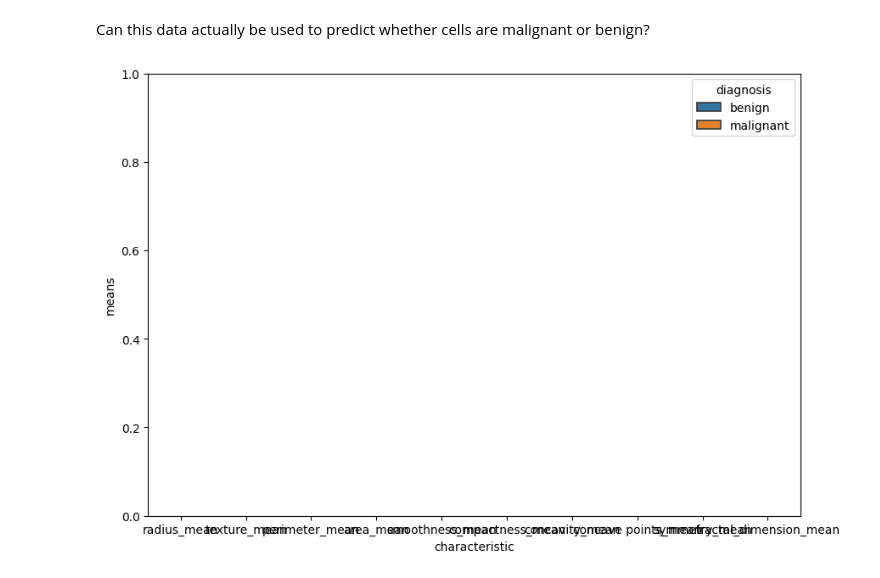
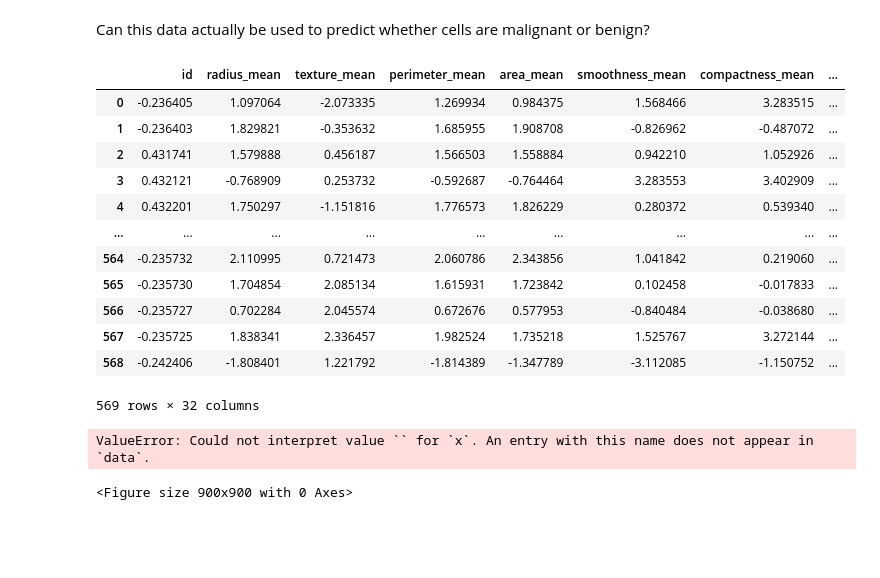
Before and after one commit to ThereseColeongco/classifier-breast-cancer, a Jupyter notebook: classifier.ipynb, the cells around one changed output. Cells and saved outputs as stored; diff of their text form; code cells hidden in the pictures; blank space fills up the shorter version.

Commit message:
fix: continuing fixing violin plot

```diff
--- a/classifier.ipynb
+++ b/classifier.ipynb
@@ -111,21 +124,44 @@ print(any_nil)  # only concavity_mean and concave points_mean columns have 0 as
 ## Exploratory Data Analysis
 # %% [markdown]
 Can this data actually be used to predict whether cells are malignant or benign?
+# %%
+# create dataframe for plotting only
+scaler_for_viz = StandardScaler()
+characteristics_only = df.drop(columns=['diagnosis'])
+
+df_viz_scaled = pd.DataFrame(scaler_for_viz.fit_transform(characteristics_only), columns=characteristics_only.columns)
+df_viz_scaled['diagnosis'] = df['diagnosis'].values
+
+df_viz_scaled
+# %% [output]
+|  | id | radius_mean | texture_mean | perimeter_mean | area_mean | smoothness_mean | compactness_mean | ... |
+| 0 | -0.236405 | 1.097064 | -2.073335 | 1.269934 | 0.984375 | 1.568466 | 3.283515 | ... |
+| 1 | -0.236403 | 1.829821 | -0.353632 | 1.685955 | 1.908708 | -0.826962 | -0.487072 | ... |
+| 2 | 0.431741 | 1.579888 | 0.456187 | 1.566503 | 1.558884 | 0.942210 | 1.052926 | ... |
+| 3 | 0.432121 | -0.768909 | 0.253732 | -0.592687 | -0.764464 | 3.283553 | 3.402909 | ... |
+| 4 | 0.432201 | 1.750297 | -1.151816 | 1.776573 | 1.826229 | 0.280372 | 0.539340 | ... |
+| ... | ... | ... | ... | ... | ... | ... | ... | ... |
+| 564 | -0.235732 | 2.110995 | 0.721473 | 2.060786 | 2.343856 | 1.041842 | 0.219060 | ... |
+| 565 | -0.235730 | 1.704854 | 2.085134 | 1.615931 | 1.723842 | 0.102458 | -0.017833 | ... |
+| 566 | -0.235727 | 0.702284 | 2.045574 | 0.672676 | 0.577953 | -0.840484 | -0.038680 | ... |
+| 567 | -0.235725 | 1.838341 | 2.336457 | 1.982524 | 1.735218 | 1.525767 | 3.272144 | ... |
+| 568 | -0.242406 | -1.808401 | 1.221792 | -1.814389 | -1.347789 | -3.112085 | -1.150752 | ... |
+569 rows × 32 columns
 # %%
 # TODO do features actually separate benign cells from malignant cells?
 
 # use split violin plots for each characteristic, 1 half for benign, other half for malignant. plot means and then worsts. if the means plot shows a massive difference between benign and malignant halves, that feature can distinguish benign vs malignancy in most cases. but if a massive difference between benign and malignant halves only appears in the worsts plot, that feature can distinguish benign vs malignancy in cases that might be false negatives.
 
-means = df.loc[:,'diagnosis':'fractal_dimension_mean']
+means = df.loc[:,'diagnosis':'fractal_dimension_mean']  # TODO THIS NEEDS TO BE UPDATED TO THE SCALED VERSION
 long_means = means.melt(id_vars='diagnosis', var_name='characteristic', value_name='means')
-
 
 plt.figure(figsize=(9,6))
 
-v_means = sns.violinplot(data=long_means, x='characteristic', y='means', hue='diagnosis', split=True, hue_order=['benign', 'malignant'])
+v_means = sns.violinplot(data=long_means, x='characteristic', y='means', hue='diagnosis', split=True)
 plt.tight_layout()
 plt.show()
 
+# TODO THIS NEEDS TO BE UPDATED TO THE SCALED VERSION
 worsts_col_names = df.columns[df.columns.get_loc('radius_worst') : df.columns.get_loc('fractal_dimension_worst') + 1]  # +1 b/c dealing with list indices w/c don't include the item at the given end index
 worsts = df.loc[:,['diagnosis'] + list(worsts_col_names)]
 long_worsts = worsts.melt(id_vars='diagnosis', var_name='characteristic', value_name='worsts')
@@ -138,9 +174,10 @@ long_worsts = worsts.melt(id_vars='diagnosis', var_name='characteristic', value_
 # Mann-Whitney U test if data is skewed
 # Mann-Whitney U test is a non-parametric statistical test used to determine if there are statistically significant differences between two independent groups. Often used as an alternative to the independent t-test, it does not require data to be normally distributed and is ideal for skewed data, small sample sizes, or ordinal variables
 
-# TODO are there any interactions between combos of features? create heatmap of features or scatter pot with a hue to check
+# TODO are there any interactions between combos of features? create heatmap of features to check
 
 
 # TODO confusion matrix
 # %% [output]
-[figure, removed]
+ValueError: Could not interpret value `` for `x`. An entry with this name does not appear in `data`.
+<Figure size 900x900 with 0 Axes>
```
Also changed, not shown: parts of 4 cells of this notebook.
